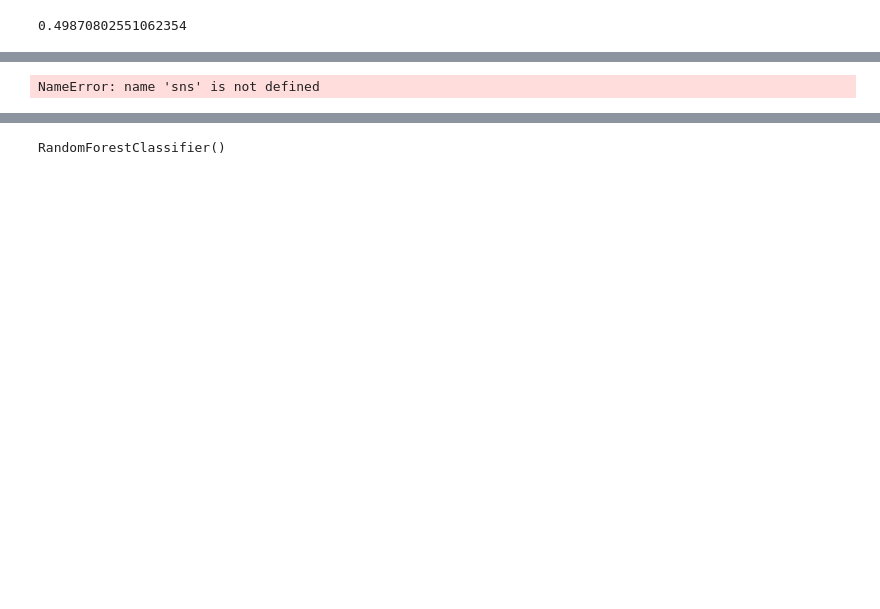
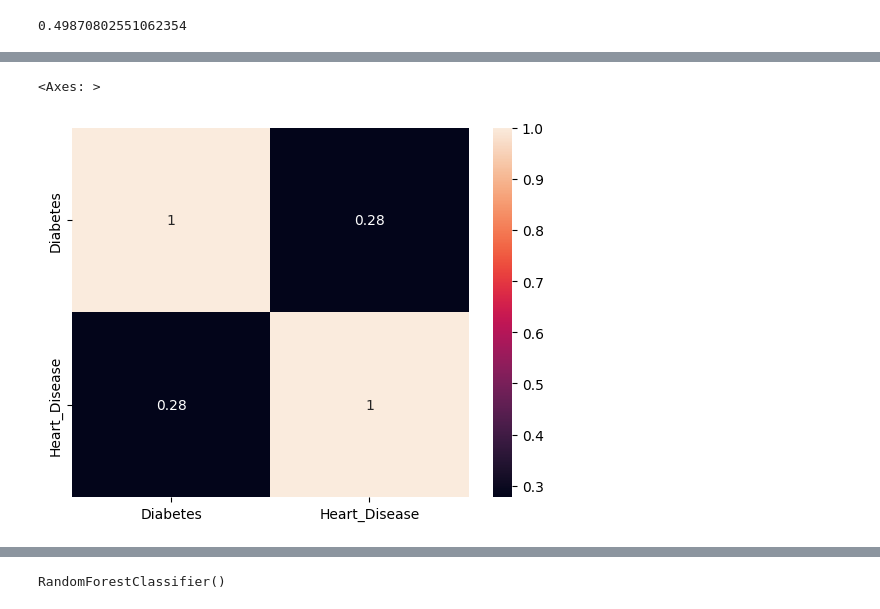
Before and after one commit to MaazSayyed05/CardioVascular_Disease_Prediction, a Jupyter notebook: notebooks/model_training.ipynb, the cells around one changed output, grey strips where cells are left out. Cells and saved outputs as stored; diff of their text form; code cells hidden in the pictures; blank space fills up the shorter version.

```diff
--- a/notebooks/model_training.ipynb
+++ b/notebooks/model_training.ipynb
@@ -527,7 +778,8 @@ plt.show()
 # %%
-sns.heatmap(df['diabetes','heart_disease'].corr(),annot=True)
+sns.heatmap(df[['Diabetes','Heart_Disease']].corr(),annot=True)
 # %% [output]
-NameError: name 'sns' is not defined
+<Axes: >
+[figure, added]
 # %%
 dataset = pd.read_csv('/config/workspace/CardioVascular_Disease_Prediction/notebooks/data/CVD_resampled.csv')
 dataset.head()
```
Also changed, not shown: parts of 53 cells of this notebook, 3 other files.
